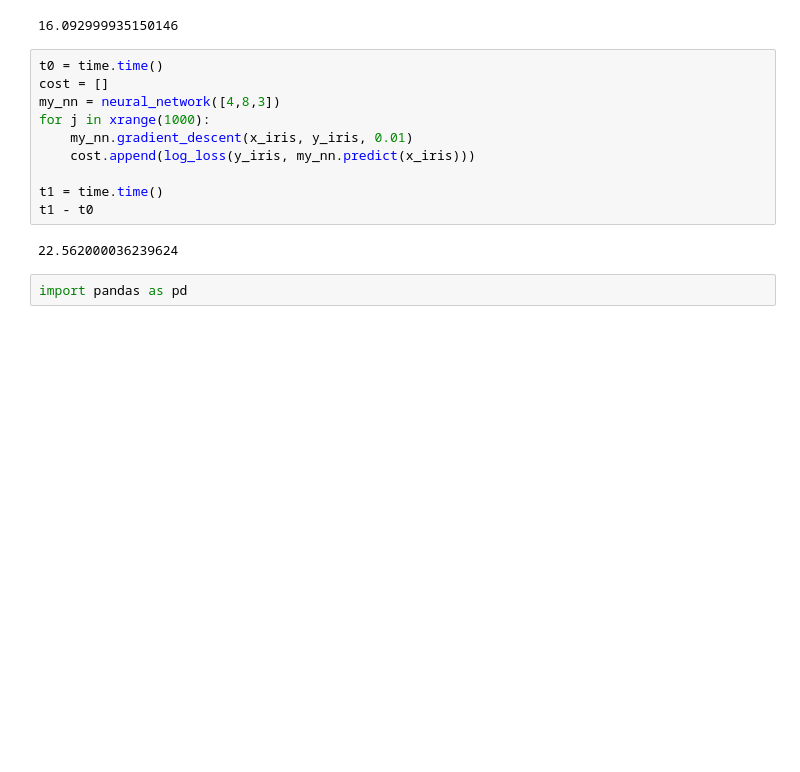
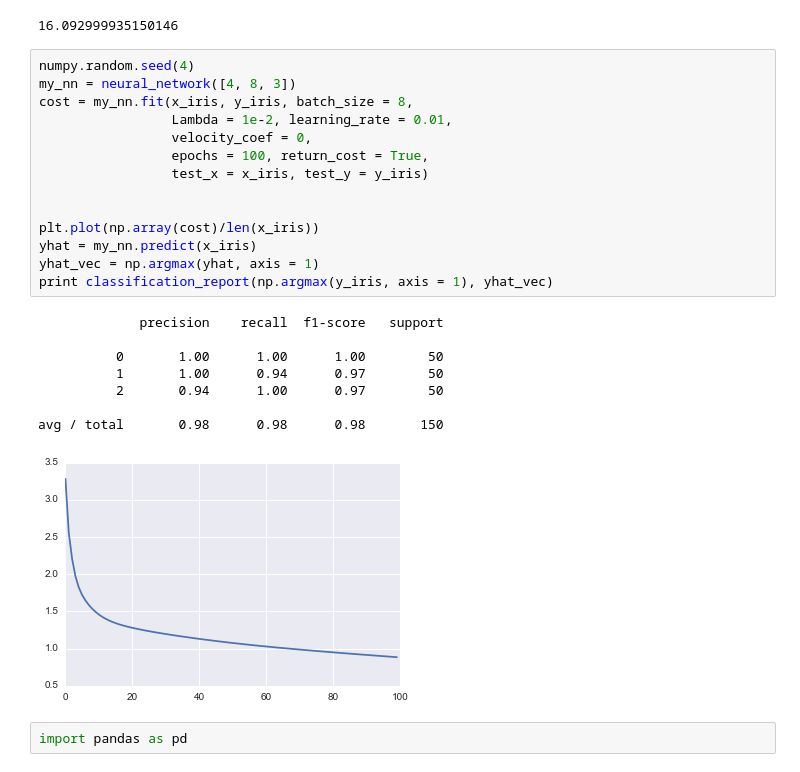
Before and after one commit to jayswinney/jklearn, a Jupyter notebook: neural_network_class.ipynb, the cells around one changed output. Saved outputs shown, nothing was run; the diff lists cells and outputs as text; blank space fills up the shorter version.

```diff
--- a/neural_network_class.ipynb
+++ b/neural_network_class.ipynb
@@ -159,18 +168,29 @@ t1 = time.time()
 t1 - t0
 # %% [output]
 16.092999935150146
-# %%
-t0 = time.time()
-cost = []
-my_nn = neural_network([4,8,3])
-for j in xrange(1000):
-    my_nn.gradient_descent(x_iris, y_iris, 0.01)
-    cost.append(log_loss(y_iris, my_nn.predict(x_iris)))
-
-t1 = time.time()
-t1 - t0
-# %% [output]
-22.562000036239624
+# %%
+numpy.random.seed(4)
+my_nn = neural_network([4, 8, 3])
+cost = my_nn.fit(x_iris, y_iris, batch_size = 8,
+                 Lambda = 1e-2, learning_rate = 0.01,
+                 velocity_coef = 0,
+                 epochs = 100, return_cost = True,
+                 test_x = x_iris, test_y = y_iris)
+
+
+plt.plot(np.array(cost)/len(x_iris))
+yhat = my_nn.predict(x_iris)
+yhat_vec = np.argmax(yhat, axis = 1)
+print classification_report(np.argmax(y_iris, axis = 1), yhat_vec)
+# %% [output]
+             precision    recall  f1-score   support
+
+          0       1.00      1.00      1.00        50
+          1       1.00      0.94      0.97        50
+          2       0.94      1.00      0.97        50
+
+avg / total       0.98      0.98      0.98       150
+[figure, added]
 # %%
 import pandas as pd
 # %%
```
Also changed, not shown: parts of 8 cells of this notebook.
